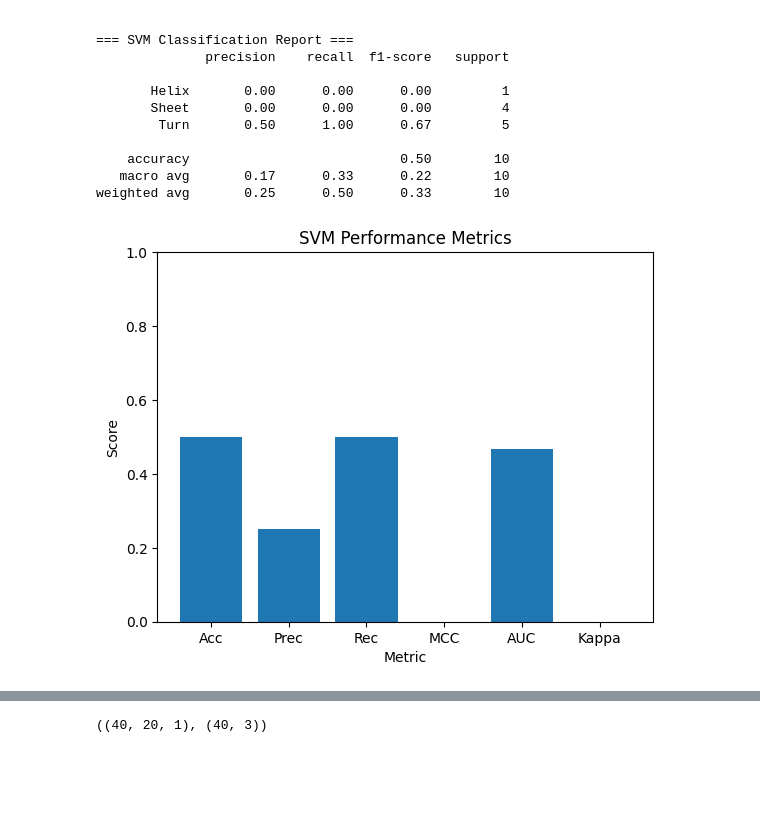
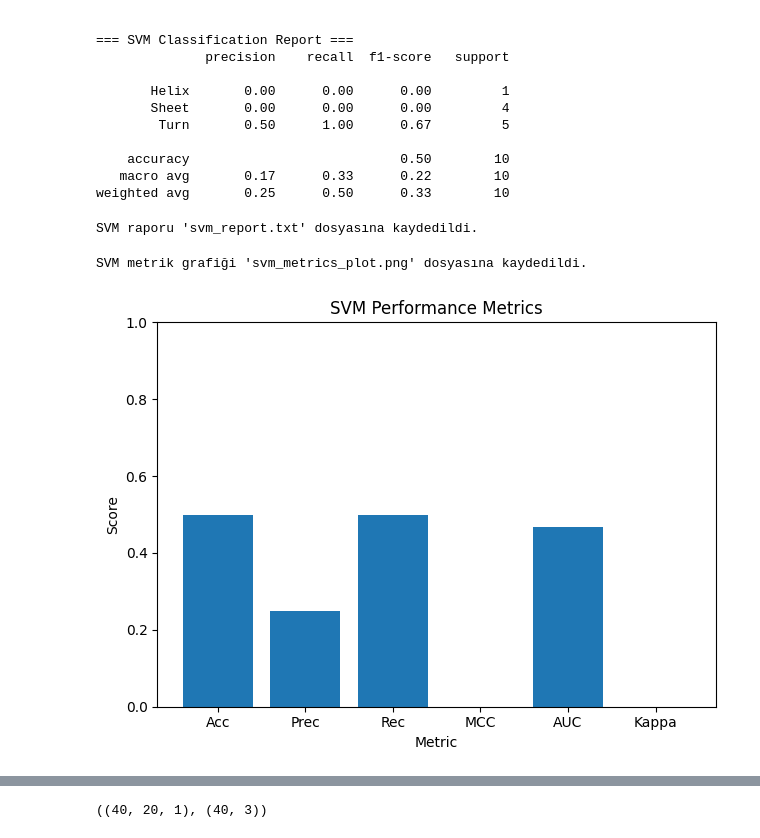
Before and after one commit to EdaNurErgin/protein-structure-classification, a Jupyter notebook: biyoenformatik.ipynb, the cells around one changed output, grey strips where cells are left out. Saved outputs shown, nothing was run; the diff lists cells and outputs as text; code cells hidden in the pictures; blank space fills up the shorter version.

```diff
--- a/biyoenformatik.ipynb
+++ b/biyoenformatik.ipynb
@@ -218,19 +240,46 @@ AUC      : 0.46851851851851856
     accuracy                           0.50        10
    macro avg       0.17      0.33      0.22        10
 weighted avg       0.25      0.50      0.33        10
+# %%
+from sklearn.metrics import classification_report
+
+# SVM raporunu .txt dosyasına yaz
+svm_report_path = "svm_report.txt"
+with open(svm_report_path, "w") as f:
+    f.write("=== SVM METRİKLERİ ===\n")
+    f.write(f"Accuracy : {acc_svm:.4f}\n")
+    f.write(f"Precision: {prec_svm:.4f}\n")
+    f.write(f"Recall   : {rec_svm:.4f}\n")
+    f.write(f"MCC      : {mcc_svm:.4f}\n")
+    f.write(f"Kappa    : {kappa_svm:.4f}\n")
+    f.write(f"AUC      : {auc_svm:.4f}\n\n")
+
+    f.write("=== SVM Classification Report ===\n")
+    f.write(classification_report(y_test, y_pred_svm, target_names=classes))
+
+print(f"SVM raporu '{svm_report_path}' dosyasına kaydedildi.")
+# %% [output]
+SVM raporu 'svm_report.txt' dosyasına kaydedildi.
 # %%
 metrics_svm = [acc_svm, prec_svm, rec_svm, mcc_svm, auc_svm, kappa_svm]
 names_svm   = ["Acc","Prec","Rec","MCC","AUC","Kappa"]
 
 plt.figure()
 plt.bar(names_svm, metrics_svm)
 plt.ylim(0, 1)
 plt.title("SVM Performance Metrics")
 plt.xlabel("Metric")
 plt.ylabel("Score")
+plt.tight_layout()
+
+svm_metrics_plot_path = "svm_metrics_plot.png"
+plt.savefig(svm_metrics_plot_path, dpi=300)
+print(f"SVM metrik grafiği '{svm_metrics_plot_path}' dosyasına kaydedildi.")
+
 plt.show()
 # %% [output]
+SVM metrik grafiği 'svm_metrics_plot.png' dosyasına kaydedildi.
-[figure, old version]
+[figure, new version]
 # %%
 cm_svm = confusion_matrix(y_test, y_pred_svm)
 
```
Also changed, not shown: parts of 13 cells of this notebook, 11 other files.
